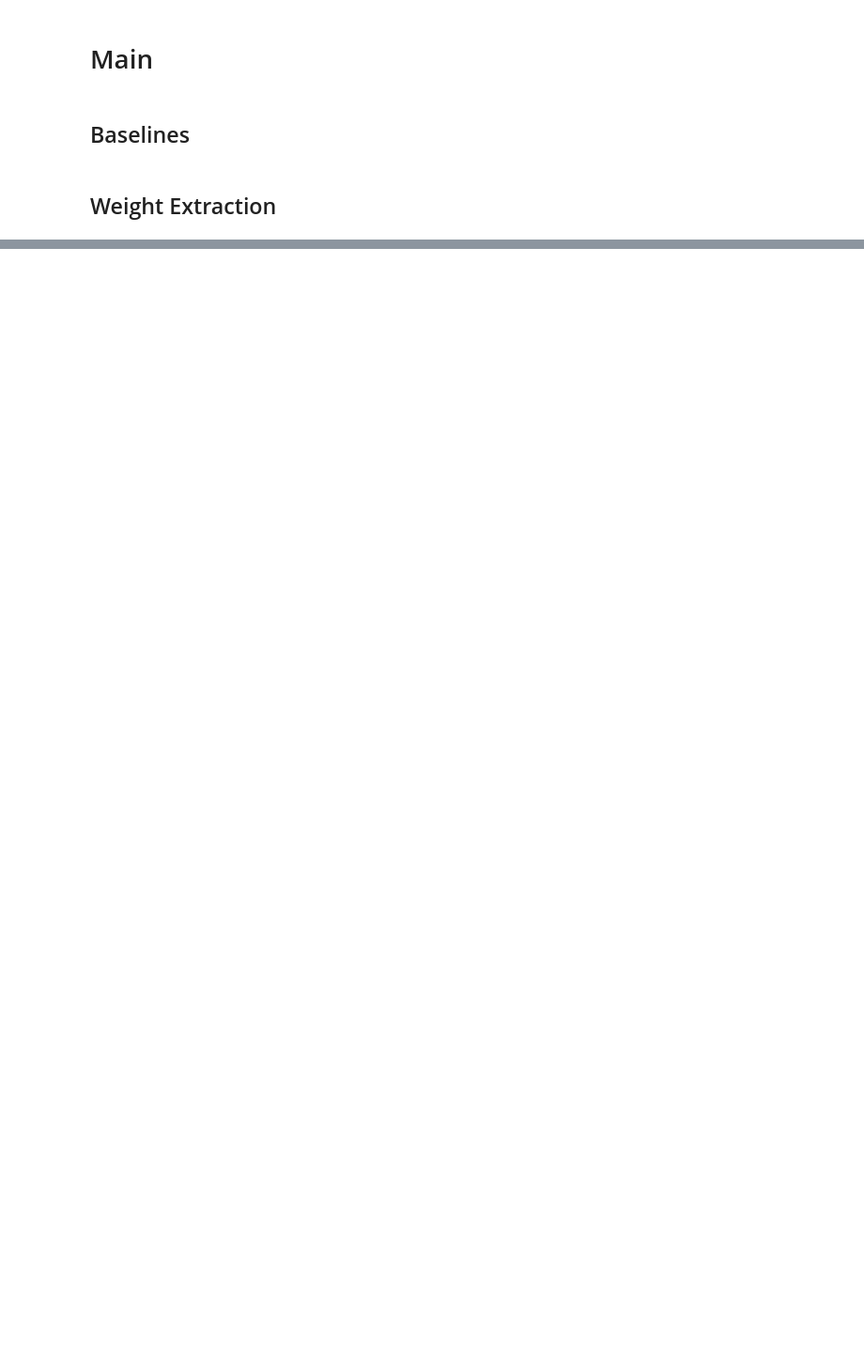
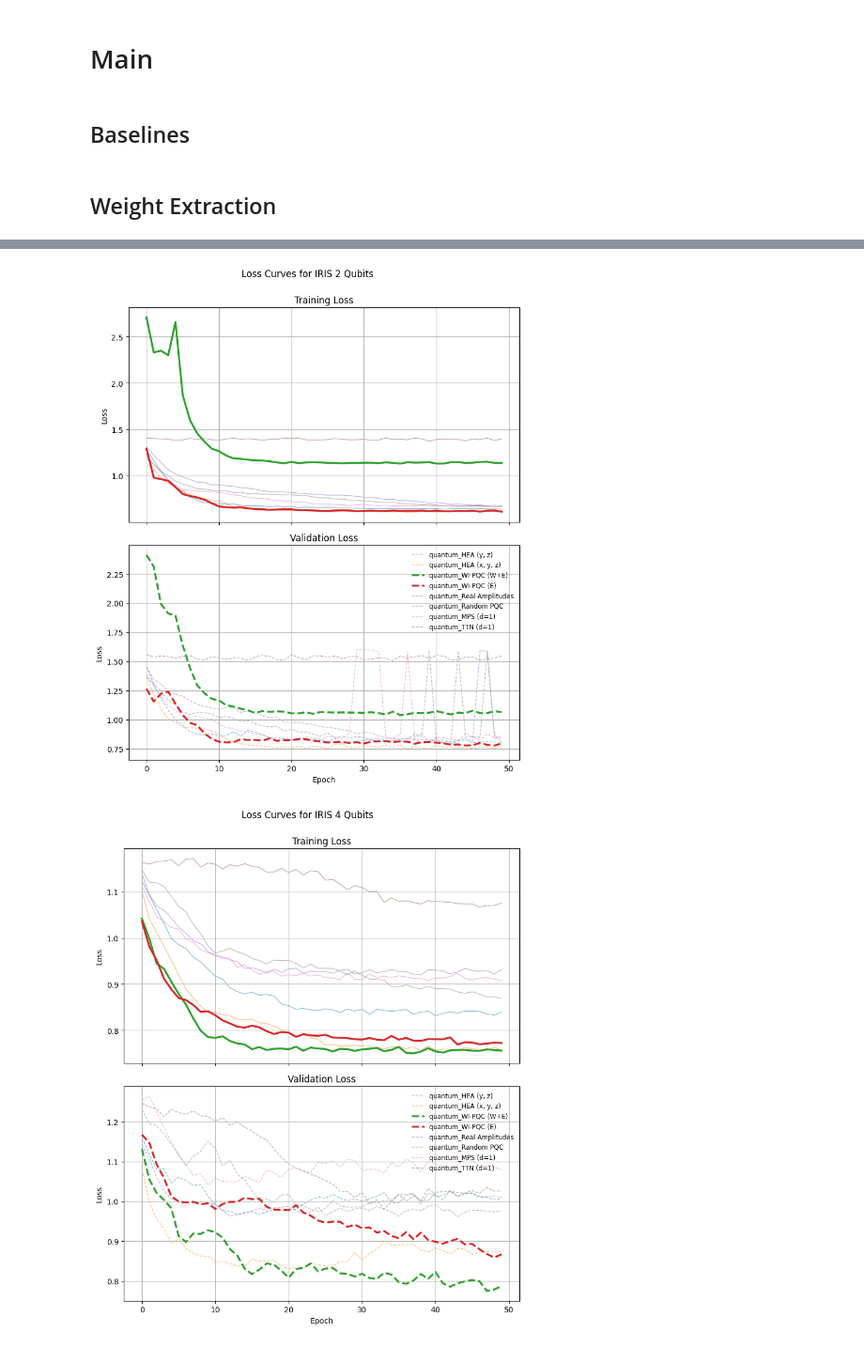
Before and after one commit to LarryHH/NNWeightInformedPQC, a Jupyter notebook: main.ipynb, the cells around one changed output, grey strips where cells are left out. Shown at 94% size. Drawn from its saved outputs; the diff is of its cells as text; code cells hidden in the pictures; blank space fills up the shorter version.

```diff
--- a/main.ipynb
+++ b/main.ipynb
@@ -691,0 +784,52 @@ Test class distribution:
+# %%
+import ast
+import matplotlib.pyplot as plt
+
+def plot_loss_results_vertical(dataset_df, highlight_keyword='wi-pqc'):
+    def safe_eval(x):
+        if isinstance(x, list): return x
+        if isinstance(x, str):  return ast.literal_eval(x)
+        raise ValueError(f"Cannot parse losses of type {type(x)}")
+
+    df = dataset_df.copy()
+    df['train_losses'] = df['train_losses'].apply(safe_eval)
+    df['val_losses']   = df['val_losses'].apply(safe_eval)
+
+    fig, (ax_train, ax_val) = plt.subplots(2, 1, figsize=(8, 10), sharex=True)
+
+    for _, row in df.iterrows():
+        name        = row['model_type']
+        is_hi       = highlight_keyword.lower() in name.lower()
+        lw, alpha   = (2.5, 1.0) if is_hi else (1.0, 0.5)
+        zorder      = 2 if is_hi else 1
+
+        ax_train.plot(row['train_losses'], label=name,
+                      linewidth=lw, alpha=alpha, zorder=zorder)
+        ax_val.plot(  row['val_losses'],   label=name,
+                      linewidth=lw, alpha=alpha, linestyle='--', zorder=zorder)
+
+    ax_train.set(title="Training Loss", ylabel="Loss")
+    ax_val.set(  title="Validation Loss", xlabel="Epoch", ylabel="Loss")
+    ax_train.grid(True)
+    ax_val.grid(True)
+
+    # Put legend inside the validation plot, upper right corner
+    handles, labels = ax_val.get_legend_handles_labels()
+    ax_val.legend(
+        handles, labels,
+        loc='upper right',
+        bbox_to_anchor=(1.0, 1.0),
+        borderaxespad=0.5,
+        frameon=False,
+        fontsize='small'
+    )
+
+    fig.suptitle(f"Loss Curves for {df['dataset_name'].iloc[0].upper()} {df['input_dim'].iloc[0]} Qubits", y=0.95)
+    plt.tight_layout(rect=[0, 0, 1, 0.95])
+    plt.show()
+
+plot_loss_results_vertical(iris_results_2q, highlight_keyword='wi-pqc')
+plot_loss_results_vertical(iris_results_4q, highlight_keyword='wi-pqc')
+# %% [output]
+[figure, added]
+[figure, added]
```
Also changed, not shown: parts of 30 cells of this notebook.
